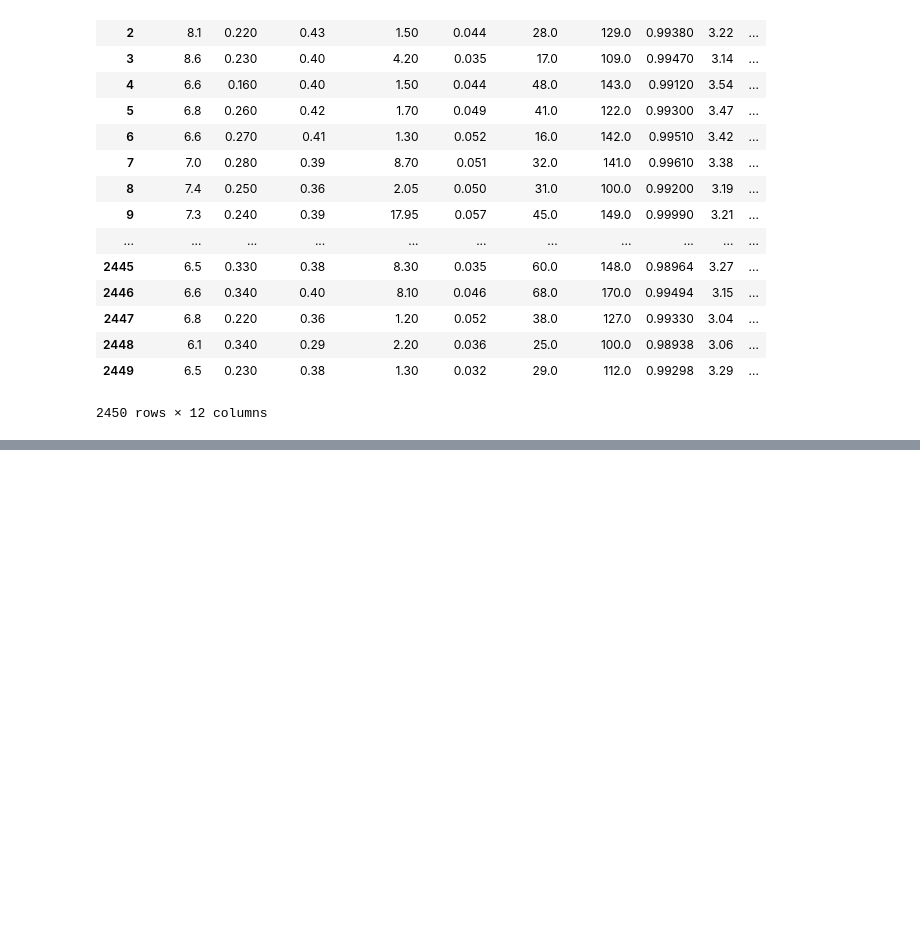
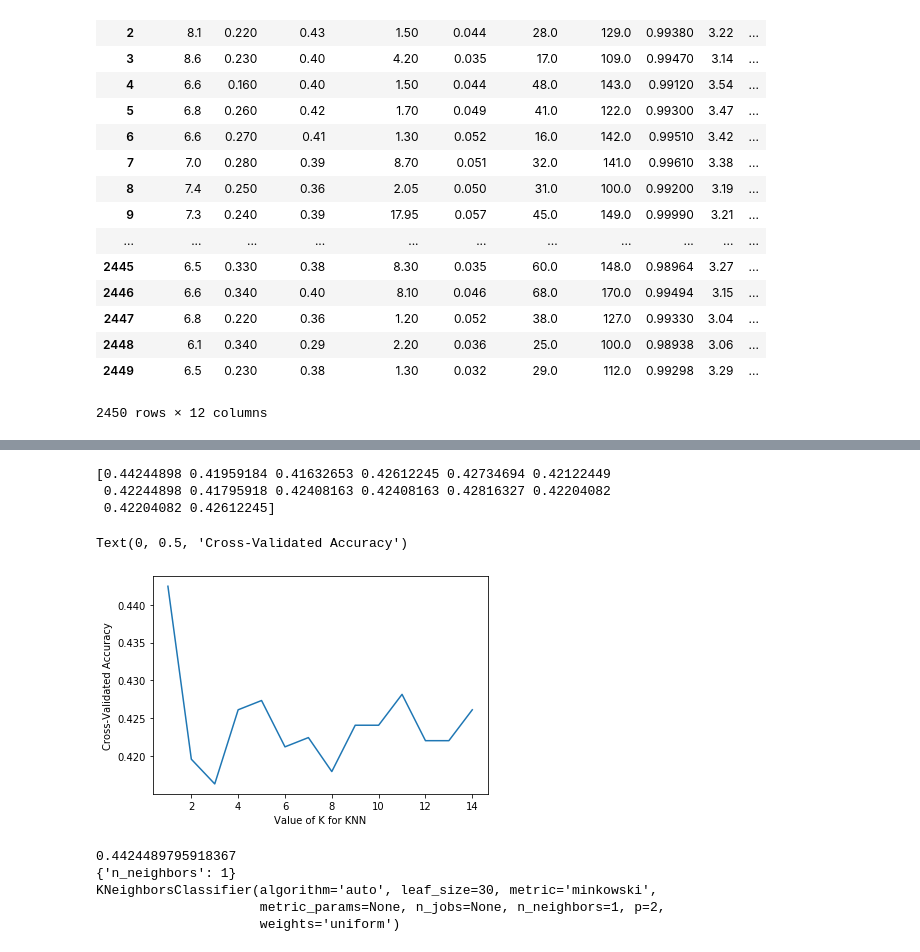
Before and after one commit to Nehabhoi/KNN, a Jupyter notebook: KNN.ipynb, the cells around one changed output, grey strips where cells are left out. Cells and saved outputs as stored; diff of their text form; code cells hidden in the pictures; blank space fills up the shorter version.

Commit message:
part5

```diff
--- a/KNN.ipynb
+++ b/KNN.ipynb
@@ -128,0 +126,11 @@ print(results_kfold)
+# %%
+#Part 5 - Optimizing  n-neighbor parameter
+from sklearn.model_selection import GridSearchCV
+k_range = list(range(1, 15))
+print(k_range)
+
+param_grid = dict(n_neighbors=k_range)
+print(param_grid)
+
+grid = GridSearchCV(classifier, param_grid, cv=10, scoring='accuracy')
+grid.fit(x1, y1)
@@ -128,0 +172,36 @@ print(results_kfold)
+# %%
+# create a list of the mean scores only
+# list comprehension to loop through grid.cv_results_
+grid_mean_scores = grid.cv_results_["mean_test_score"]
+print(grid_mean_scores)
+# %% [output]
+[0.44244898 0.41959184 0.41632653 0.42612245 0.42734694 0.42122449
+ 0.42244898 0.41795918 0.42408163 0.42408163 0.42816327 0.42204082
+ 0.42204082 0.42612245]
+# %%
+import matplotlib.pyplot as plt
+%matplotlib inline
+plt.plot(k_range, grid_mean_scores)
+plt.xlabel('Value of K for KNN')
+plt.ylabel('Cross-Validated Accuracy')
+# %% [output]
+Text(0, 0.5, 'Cross-Validated Accuracy')
+[figure, added]
+# %%
+# examine the best model
+
+# Single best score achieved across all params (k)
+print(grid.best_score_)
+
+# Dictionary containing the parameters (k) used to generate that score
+print(grid.best_params_)
+
+# Actual model object fit with those best parameters
+# Shows default parameters that we did not specify
+print(grid.best_estimator_)
+# %% [output]
+0.4424489795918367
+{'n_neighbors': 1}
+KNeighborsClassifier(algorithm='auto', leaf_size=30, metric='minkowski',
+                     metric_params=None, n_jobs=None, n_neighbors=1, p=2,
+                     weights='uniform')
```
Also changed, not shown: parts of 7 cells of this notebook.
